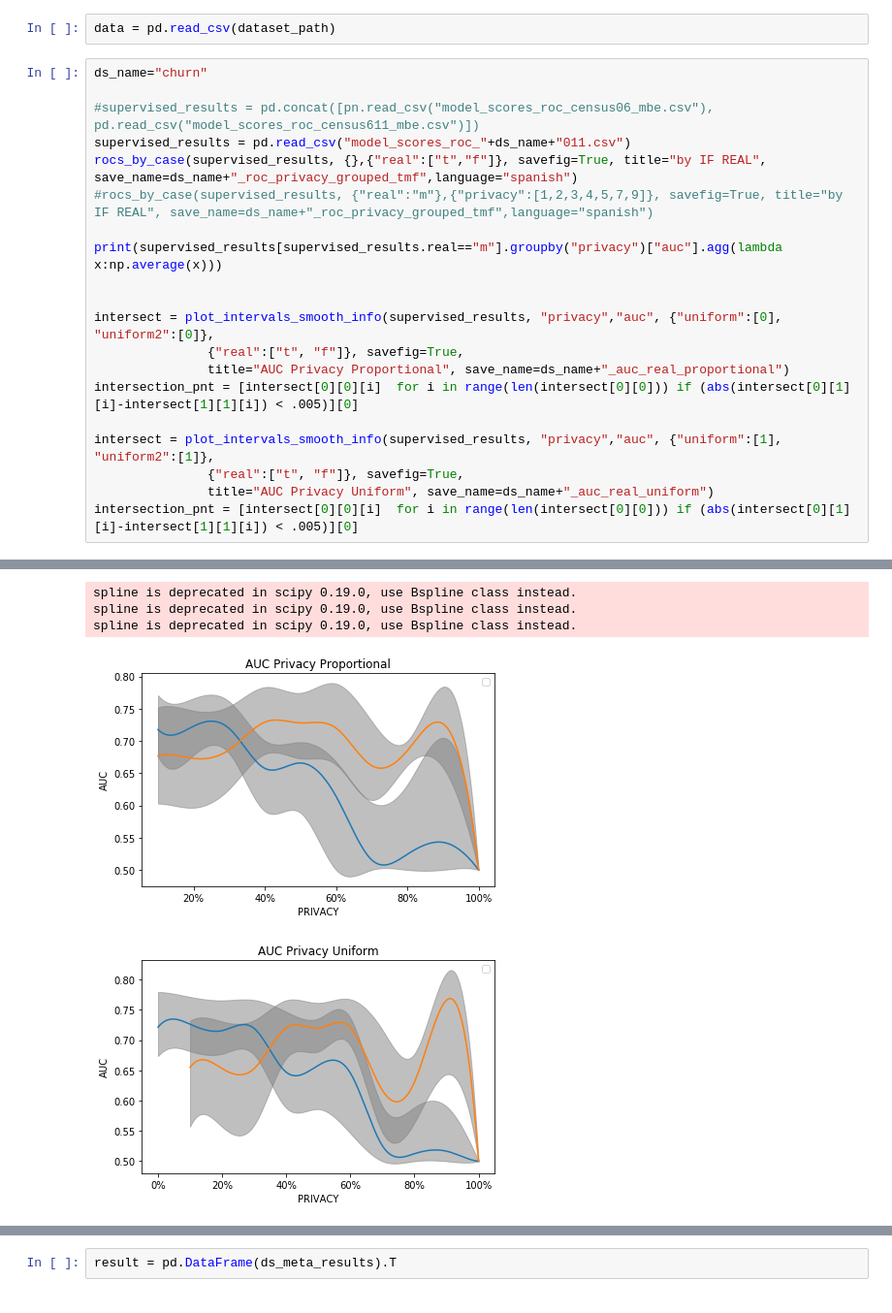
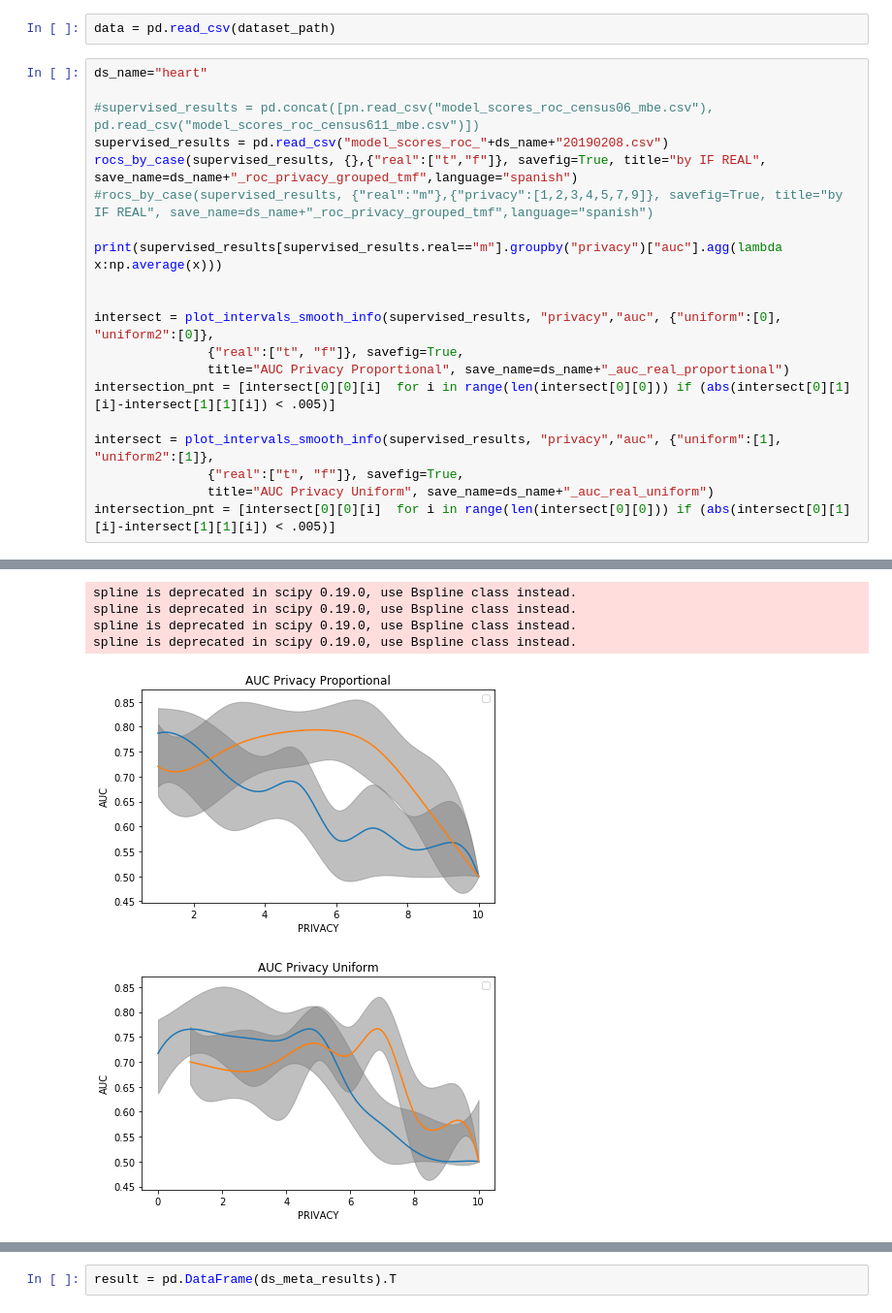
Before and after one commit to jwzinser/Tesis, a Jupyter notebook: parallel/fffff.ipynb, the cells around one changed output, grey strips where cells are left out. Shown at 97% size. Cells and saved outputs as stored; diff of their text form.

```diff
--- a/parallel/fffff.ipynb
+++ b/parallel/fffff.ipynb
@@ -239,10 +65,10 @@ def plot_intervals_smooth_info(df, gb_param, yaxis, base_filter, lines_cases, sa
 # %%
 data = pd.read_csv(dataset_path)
 # %%
-ds_name="churn"
+ds_name="heart"
 
 #supervised_results = pd.concat([pn.read_csv("model_scores_roc_census06_mbe.csv"), pd.read_csv("model_scores_roc_census611_mbe.csv")])
-supervised_results = pd.read_csv("model_scores_roc_"+ds_name+"011.csv")
+supervised_results = pd.read_csv("model_scores_roc_"+ds_name+"20190208.csv")
 rocs_by_case(supervised_results, {},{"real":["t","f"]}, savefig=True, title="by IF REAL", save_name=ds_name+"_roc_privacy_grouped_tmf",language="spanish")
 #rocs_by_case(supervised_results, {"real":"m"},{"privacy":[1,2,3,4,5,7,9]}, savefig=True, title="by IF REAL", save_name=ds_name+"_roc_privacy_grouped_tmf",language="spanish")
 
@@ -252,10 +78,10 @@ print(supervised_results[supervised_results.real=="m"].groupby("privacy")["auc"]
 intersect = plot_intervals_smooth_info(supervised_results, "privacy","auc", {"uniform":[0], "uniform2":[0]},
                {"real":["t", "f"]}, savefig=True,
                title="AUC Privacy Proportional", save_name=ds_name+"_auc_real_proportional")
-intersection_pnt = [intersect[0][0][i]  for i in range(len(intersect[0][0])) if (abs(intersect[0][1][i]-intersect[1][1][i]) < .005)][0]
+intersection_pnt = [intersect[0][0][i]  for i in range(len(intersect[0][0])) if (abs(intersect[0][1][i]-intersect[1][1][i]) < .005)]
 
 intersect = plot_intervals_smooth_info(supervised_results, "privacy","auc", {"uniform":[1], "uniform2":[1]},
                {"real":["t", "f"]}, savefig=True,
                title="AUC Privacy Uniform", save_name=ds_name+"_auc_real_uniform")
-intersection_pnt = [intersect[0][0][i]  for i in range(len(intersect[0][0])) if (abs(intersect[0][1][i]-intersect[1][1][i]) < .005)][0]
+intersection_pnt = [intersect[0][0][i]  for i in range(len(intersect[0][0])) if (abs(intersect[0][1][i]-intersect[1][1][i]) < .005)]
 # %% [output]
@@ -264,5 +101,6 @@ Series([], Name: auc, dtype: float64)
 spline is deprecated in scipy 0.19.0, use Bspline class instead.
 spline is deprecated in scipy 0.19.0, use Bspline class instead.
 spline is deprecated in scipy 0.19.0, use Bspline class instead.
+spline is deprecated in scipy 0.19.0, use Bspline class instead.
-[figure, old version]
+[figure, new version]
-[figure, old version]
+[figure, new version]
```
Also changed, not shown: parts of 19 cells of this notebook, 1 other file.
